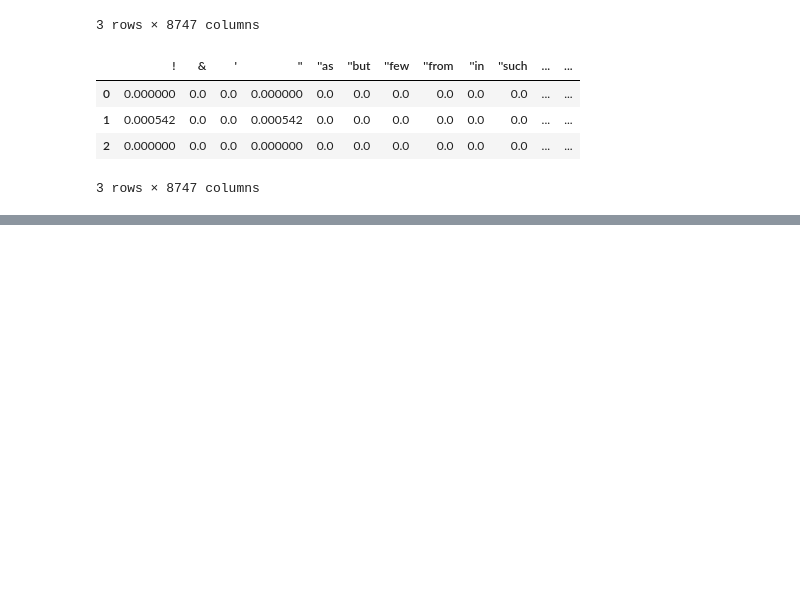
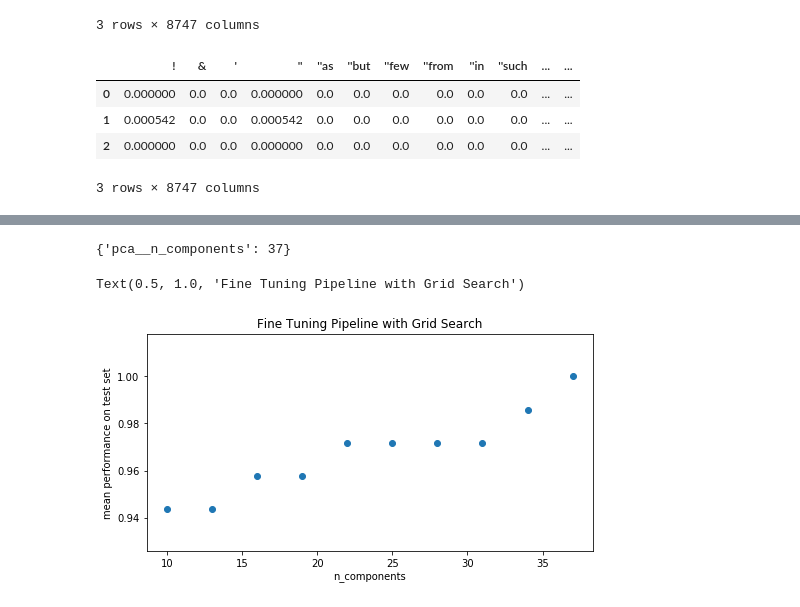
Before and after one commit to sdsawtelle/yale-som-python-workshop, a Jupyter notebook: notebooks/Federalist_Papers_Data_Project.ipynb, the cells around one changed output, grey strips where cells are left out. Saved outputs shown, nothing was run; the diff lists cells and outputs as text; code cells hidden in the pictures; blank space fills up the shorter version.

```diff
--- a/notebooks/Federalist_Papers_Data_Project.ipynb
+++ b/notebooks/Federalist_Papers_Data_Project.ipynb
@@ -213,0 +242,15 @@ ax.scatter(x_lda_mixed[:, 0], x_lda_mixed[:, 1], marker="^", s=30, color="black"
+# %%
+# Define the set of values for PCA n_components that will be tried
+parameters = {"pca__n_components": np.arange(10, 40, 3)}
+
+# Instantiate the grid search for our pipeline and parameters
+# (will do k-folds CV)
+# (the max number of PCA components is limited by number of training points, so don't want 2- or 3-fold)
+cv = GridSearchCV(estimator=pl,
+                  param_grid=parameters,
+                  cv=3,
+                  scoring="accuracy",
+                  return_train_score=True
+                 )
+cv.fit(X=x.loc[singleauthor_docs, :].values,
+       y=authors[singleauthor_docs].values)
@@ -213,0 +267,18 @@ ax.scatter(x_lda_mixed[:, 0], x_lda_mixed[:, 1], marker="^", s=30, color="black"
+# %%
+cv.best_params_
+# %% [output]
+{'pca__n_components': 37}
+# %%
+# Capture the result of the grid search as a dataframe
+results = pd.DataFrame(cv.cv_results_)
+results.sort_values(by="mean_test_score", inplace=True)  # sort it by average performance on test set
+
+# Plot the results
+fig, ax = plt.subplots(figsize=[8, 4])
+ax.scatter(x=results["param_pca__n_components"], y=results["mean_test_score"])
+ax.set_xlabel("n_components")
+ax.set_ylabel("mean performance on test set")
+ax.set_title("Fine Tuning Pipeline with Grid Search")
+# %% [output]
+Text(0.5, 1.0, 'Fine Tuning Pipeline with Grid Search')
+[figure, added]
```
Also changed, not shown: parts of 25 cells of this notebook, 1 other file.
